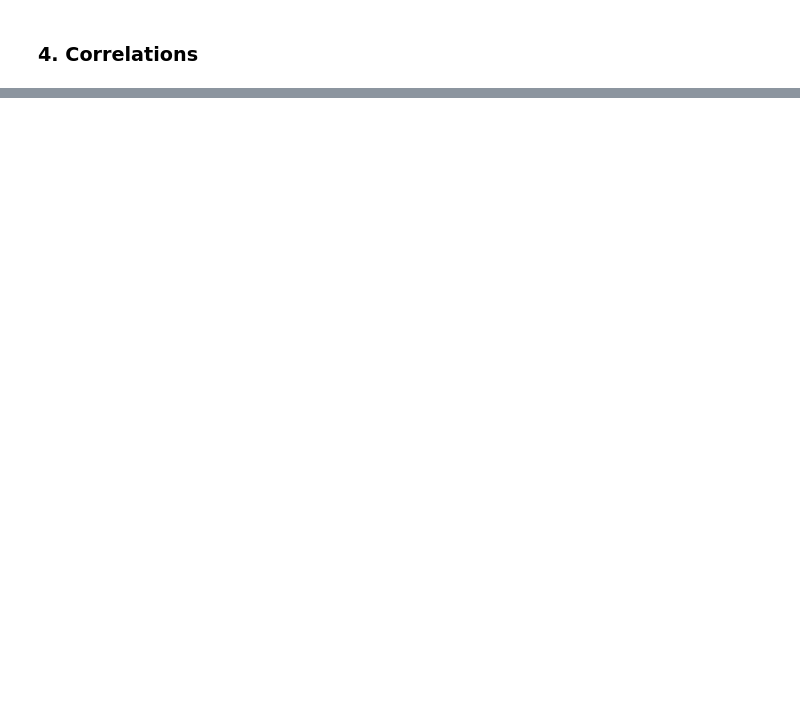
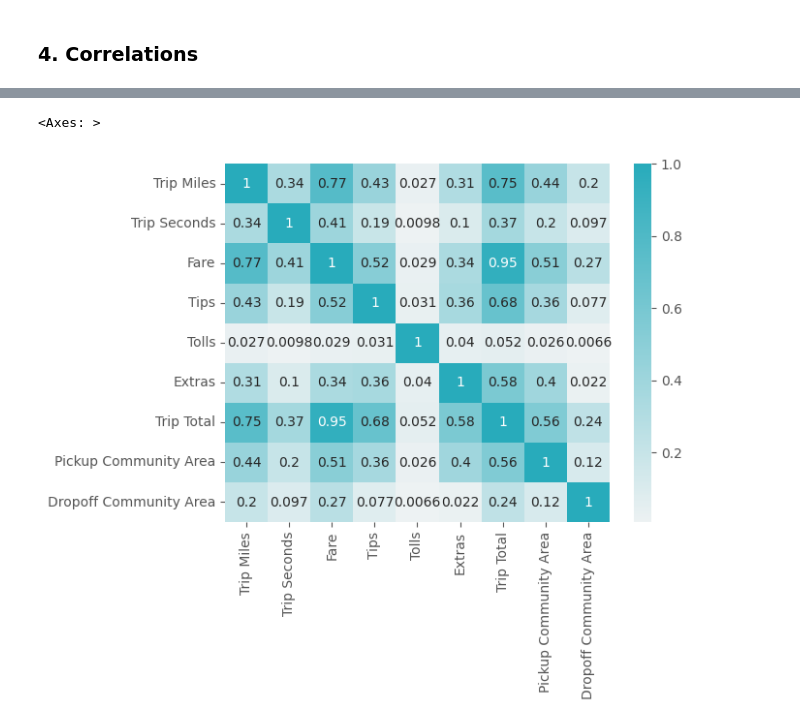
Before and after one commit to DataAnalystPL/Data_analysis, a Jupyter notebook: Chicago_Taxi_2022.ipynb, the cells around one changed output, grey strips where cells are left out. Cells and saved outputs as stored; diff of their text form; code cells hidden in the pictures; blank space fills up the shorter version.

```diff
--- a/Chicago_Taxi_2022.ipynb
+++ b/Chicago_Taxi_2022.ipynb
@@ -642,0 +705,8 @@ Name: Trip ID, dtype: int64
+# %%
+cols = ['Trip Miles', 'Trip Seconds', 'Fare', 'Tips', 'Tolls', 'Extras', 'Trip Total', 'Pickup Community Area', 'Dropoff Community Area']
+df_to_plot = df[cols].to_pandas()
+# %%
+sns.heatmap(df_to_plot.corr(), annot=True, cmap=sns.light_palette('#28ABBB', as_cmap=True))
+# %% [output]
+<Axes: >
+[figure, added]
```
Also changed, not shown: parts of 17 cells of this notebook.
